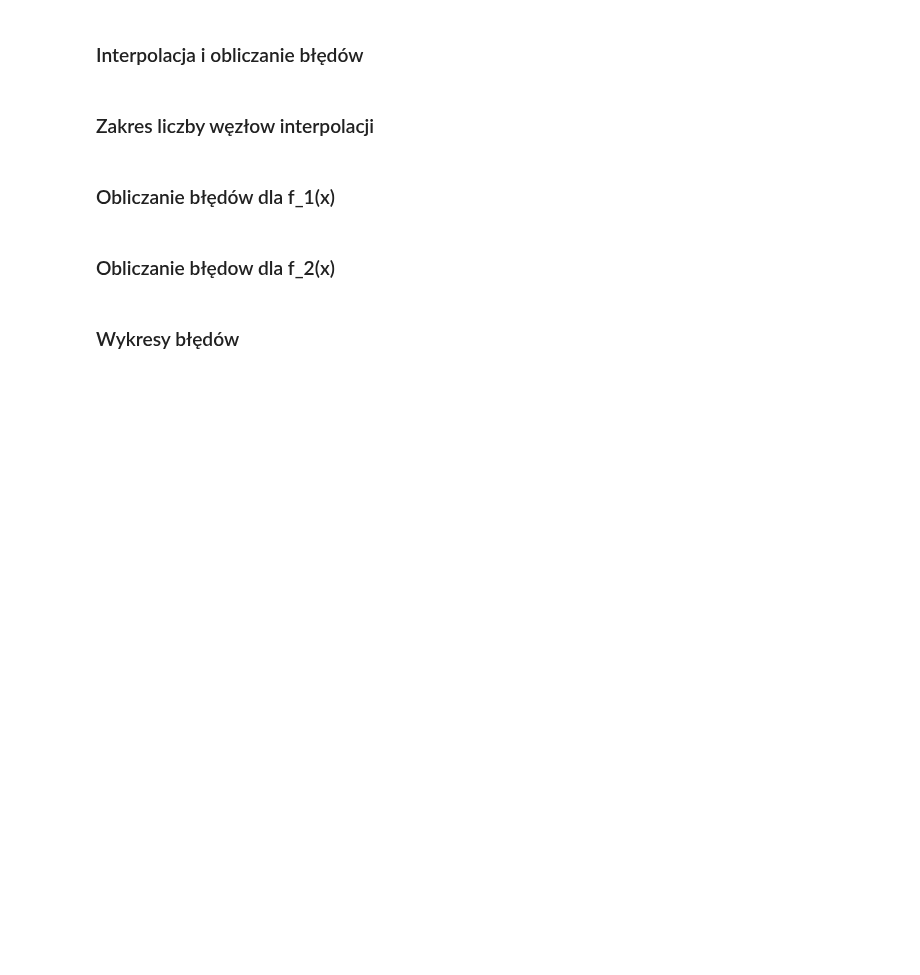
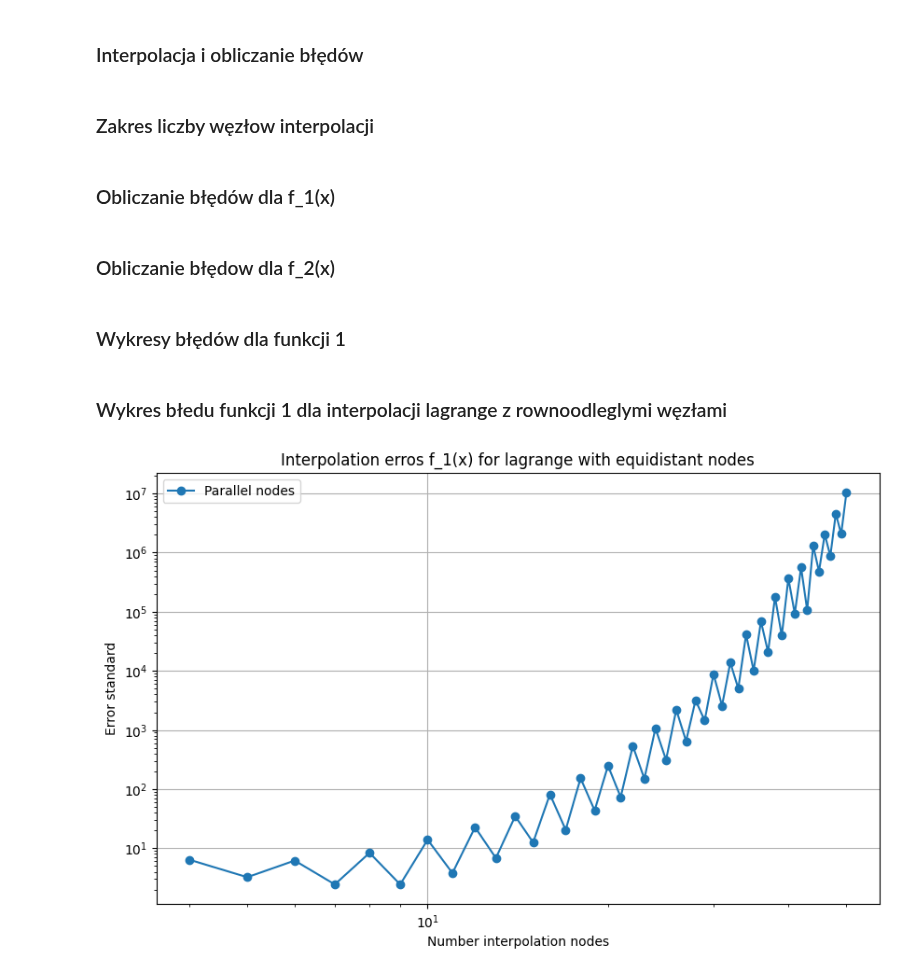
Before and after one commit to arturgesiarz/CalculationTechMethods-Course, a Jupyter notebook: lab04/ex1.ipynb, the cells around one changed output. Cells and saved outputs as stored; diff of their text form; code cells hidden in the pictures; blank space fills up the shorter version.

```diff
--- a/lab04/ex1.ipynb
+++ b/lab04/ex1.ipynb
@@ -184,4 +184,19 @@ errors_chebyshev_f1 = interpolate_and_cacluate_errors(f1, chebyshev_nodes, lagra
 errors_equidistant_f2 = interpolate_and_cacluate_errors(f2, equidistant_nodes, lagrange_interpolation, num_nodes_range)
 errors_chebyshev_f2 = interpolate_and_cacluate_errors(f2, chebyshev_nodes, lagrange_interpolation, num_nodes_range)
 # %% [markdown]
-### Wykresy błędów
+### Wykresy błędów dla funkcji 1
+# %% [markdown]
+### Wykres błedu funkcji 1 dla interpolacji lagrange z rownoodleglymi węzłami
+# %%
+plt.figure(figsize=(10, 6))
+plt.plot(num_nodes_range, errors_equidistant_f1, label="Parallel nodes", marker='o')
+plt.title('Interpolation erros f_1(x) for lagrange with equidistant nodes')
+plt.xlabel('Number interpolation nodes')
+plt.ylabel('Error standard')
+plt.legend()
+plt.xscale("log")
+plt.yscale("log")
+plt.grid(True)
+plt.show()
+# %% [output]
+[figure, added]
```
Also changed, not shown: parts of 15 cells of this notebook, 10 other files.
